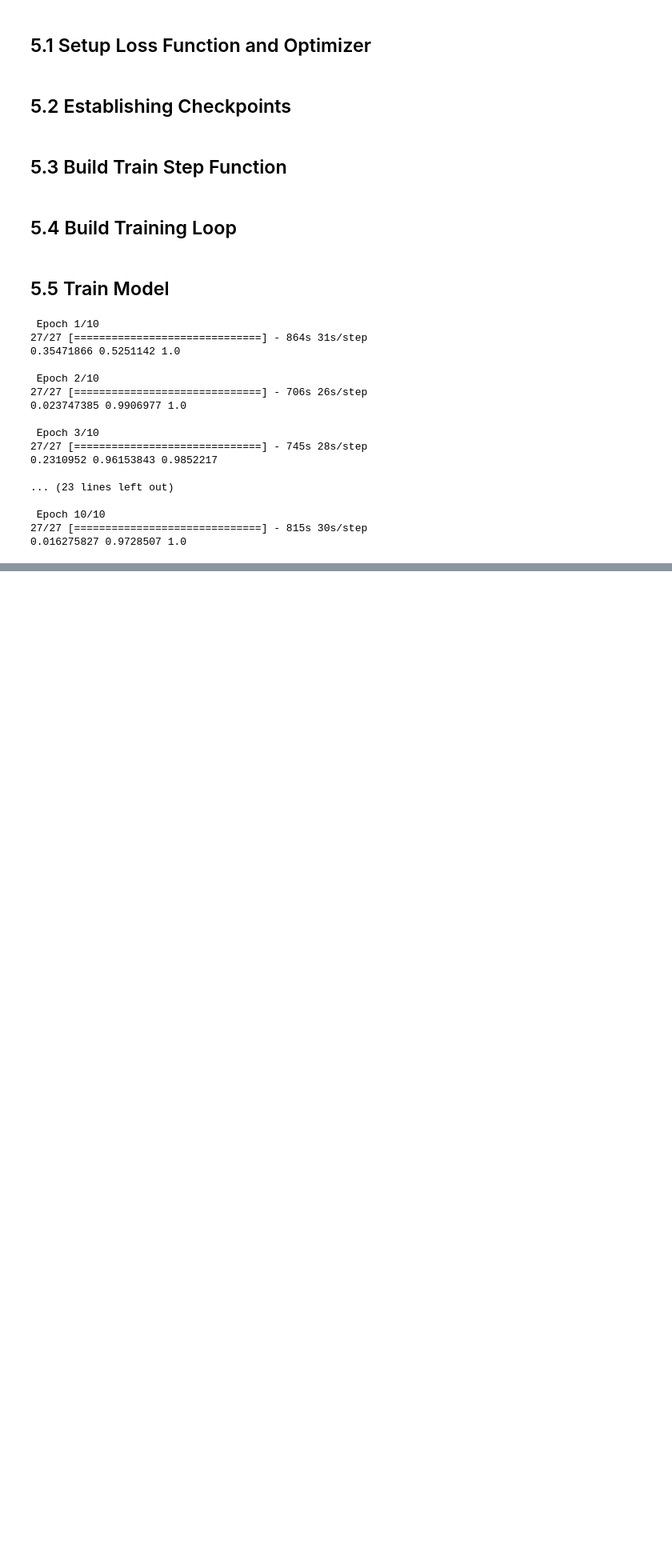
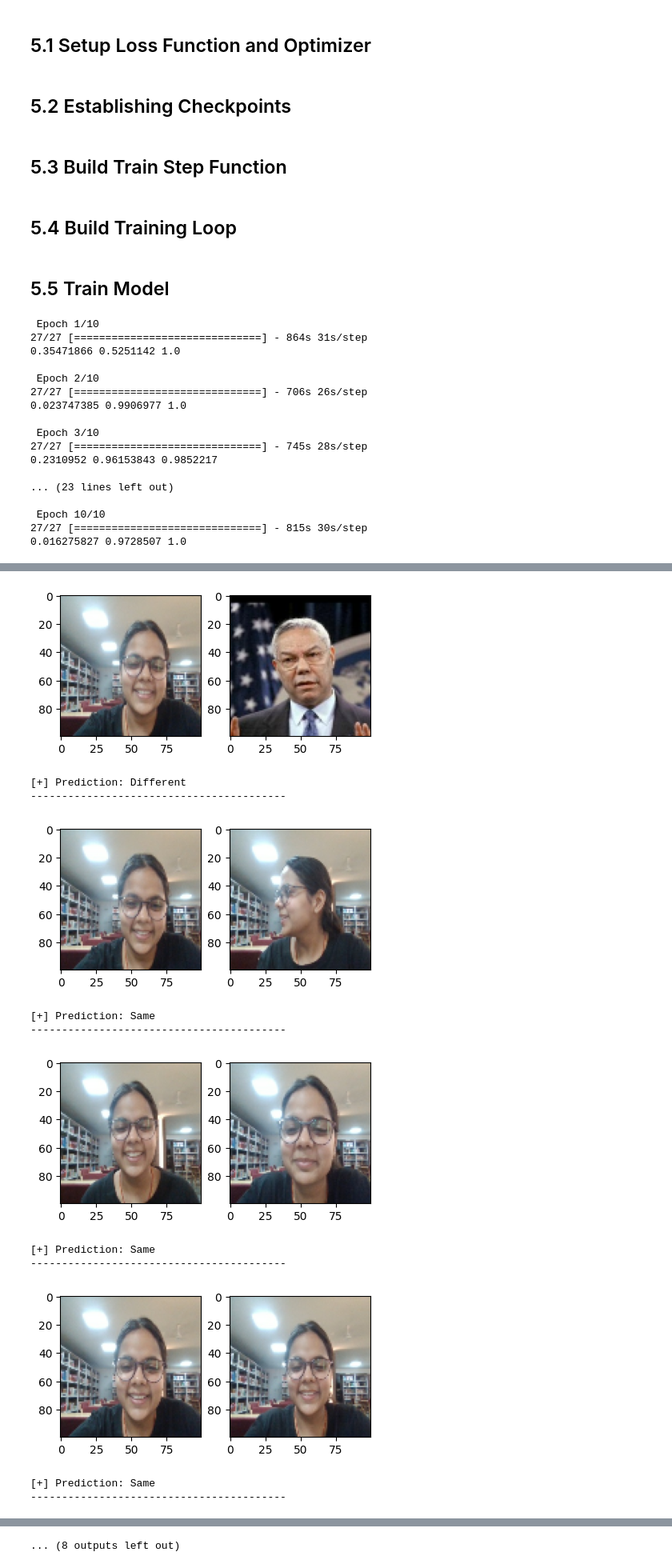
Before and after one commit to PranjalAgarwal04/facepay, a Jupyter notebook: script.ipynb, the cells around one changed output, grey strips where cells are left out. Shown at 80% size. Drawn from its saved outputs; the diff is of its cells as text; code cells hidden in the pictures; blank space fills up the shorter version.

Commit message:
checked results

```diff
--- a/script.ipynb
+++ b/script.ipynb
@@ -291,0 +294,3 @@ train(train_data, EPOCHS)
+# %%
+# get a batch of test data
+test_input, test_val, y_true = test_data.as_numpy_iterator().next()
@@ -291,0 +323,3 @@ train(train_data, EPOCHS)
+# %%
+model = tf.keras.models.load_model(os.path.join('model', 'siamese_model.h5'), custom_objects={
+                                   'L1Dist': L1Dist, 'BinaryCrossEntropy': tf.losses.BinaryCrossentropy()})
@@ -291,0 +328,3 @@ train(train_data, EPOCHS)
+# %%
+yhat = model.predict([test_input, test_val])
+yhat
@@ -291,0 +349,30 @@ train(train_data, EPOCHS)
+# %%
+# plotting the first 10 results
+
+for i in range(10):
+    plt.figure(figsize=(5, 5))
+    plt.subplot(1, 2, 1)
+    plt.imshow(test_input[i])
+    plt.subplot(1, 2, 2)
+    plt.imshow(test_val[i])
+    plt.show()
+    predicted_label = 1 if yhat[i] > 0.5 else 0
+    if predicted_label == 1:
+        print("[+] Prediction: Same")
+        print("-----------------------------------------")
+    else:
+        print("[+] Prediction: Different")
+        print("-----------------------------------------")
+# %% [output]
+[figure, added]
+[+] Prediction: Different
+-----------------------------------------
+[figure, added]
+[+] Prediction: Same
+-----------------------------------------
+[figure, added]
+[+] Prediction: Same
+-----------------------------------------
+[figure, added]
+[+] Prediction: Same
+-----------------------------------------
@@ -291,0 +385 @@ train(train_data, EPOCHS)
+... (8 outputs left out)
```
Also changed, not shown: parts of 6 cells of this notebook, 1 other file.
